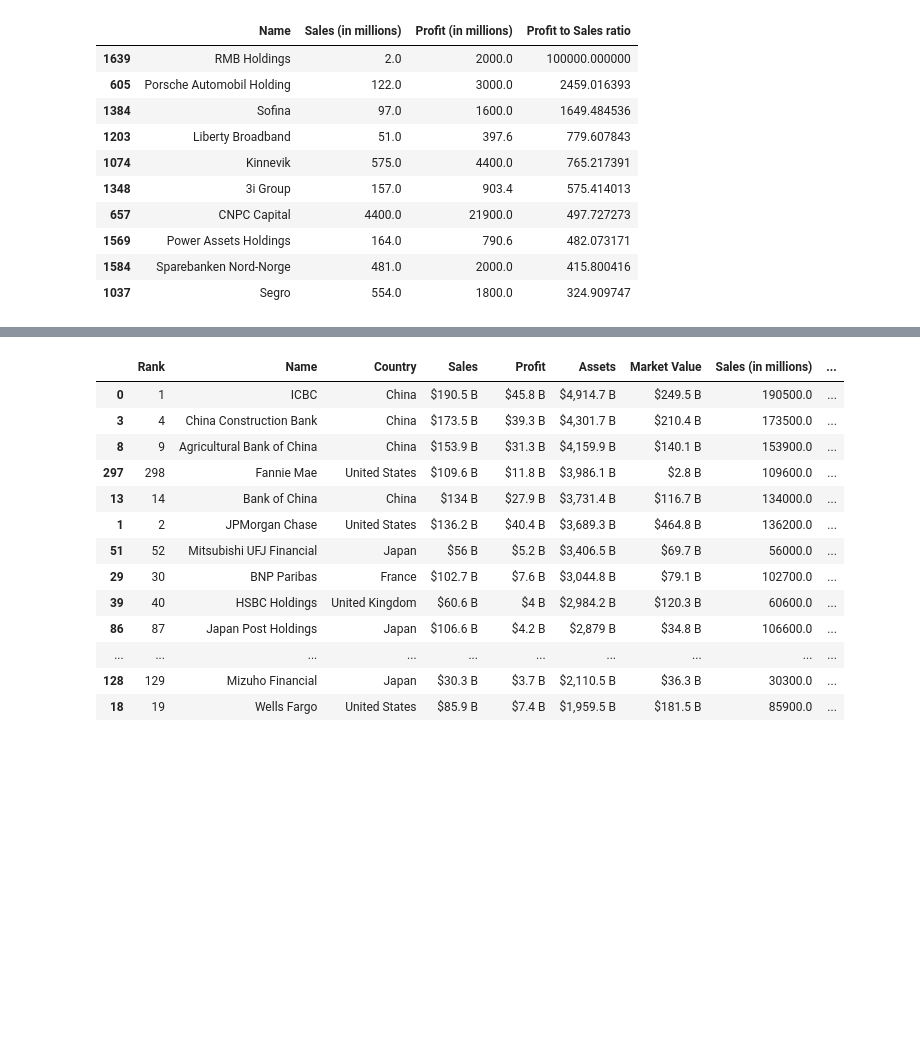
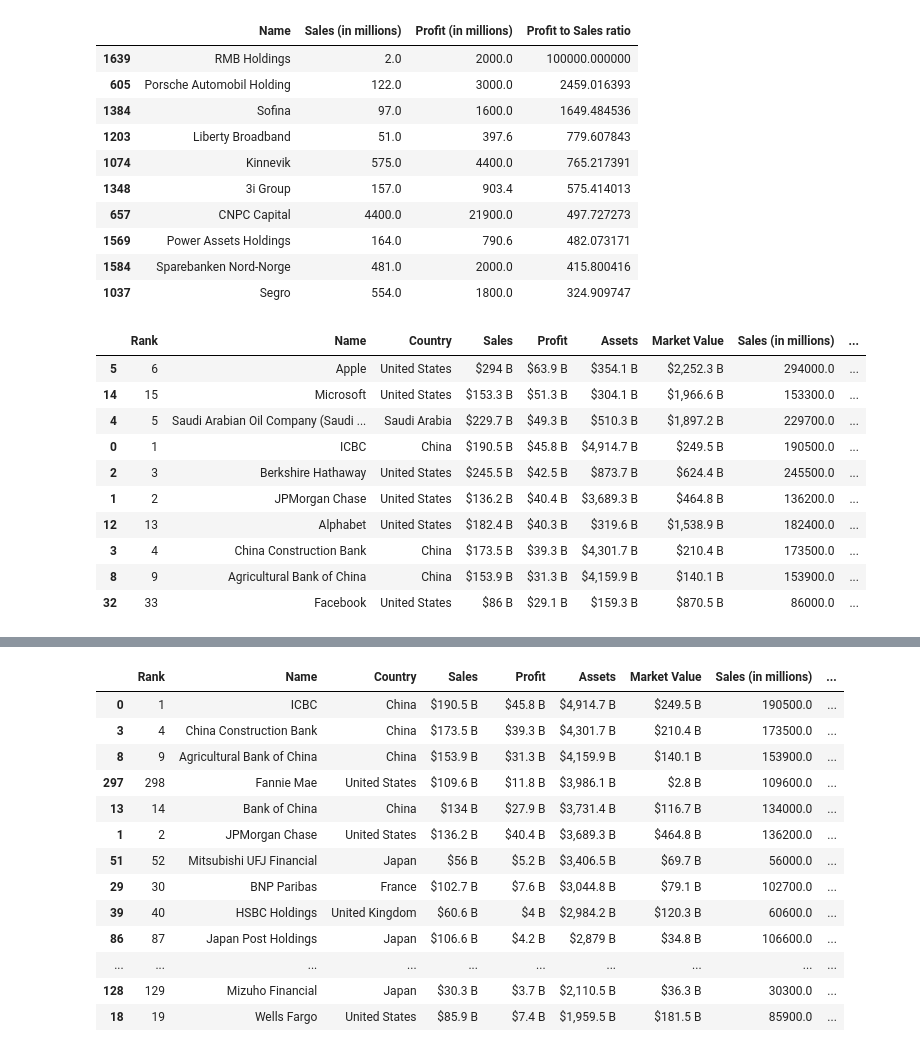
Before and after one commit to richardgourley/fortune-global-2000-in-2021, a Jupyter notebook: 4-visualizations.ipynb, the cells around one changed output, grey strips where cells are left out. Drawn from its saved outputs; the diff is of its cells as text; code cells hidden in the pictures; blank space fills up the shorter version.

```diff
--- a/4-visualizations.ipynb
+++ b/4-visualizations.ipynb
@@ -227,4 +205,19 @@ df_profit_to_sales_ratio
 | 1569 | Power Assets Holdings | 164.0 | 790.6 | 482.073171 |
 | 1584 | Sparebanken Nord-Norge | 481.0 | 2000.0 | 415.800416 |
 | 1037 | Segro | 554.0 | 1800.0 | 324.909747 |
+# %%
+df_profit_to_sales_ratio = df.sort_values("Profit (in millions)", ascending=False).head(10)
+df_profit_to_sales_ratio
+# %% [output]
+|  | Rank | Name | Country | Sales | Profit | Assets | Market Value | Sales (in millions) | ... |
+| 5 | 6 | Apple | United States | $294 B | $63.9 B | $354.1 B | $2,252.3 B | 294000.0 | ... |
+| 14 | 15 | Microsoft | United States | $153.3 B | $51.3 B | $304.1 B | $1,966.6 B | 153300.0 | ... |
+| 4 | 5 | Saudi Arabian Oil Company (Saudi ... | Saudi Arabia | $229.7 B | $49.3 B | $510.3 B | $1,897.2 B | 229700.0 | ... |
+| 0 | 1 | ICBC | China | $190.5 B | $45.8 B | $4,914.7 B | $249.5 B | 190500.0 | ... |
+| 2 | 3 | Berkshire Hathaway | United States | $245.5 B | $42.5 B | $873.7 B | $624.4 B | 245500.0 | ... |
+| 1 | 2 | JPMorgan Chase | United States | $136.2 B | $40.4 B | $3,689.3 B | $464.8 B | 136200.0 | ... |
+| 12 | 13 | Alphabet | United States | $182.4 B | $40.3 B | $319.6 B | $1,538.9 B | 182400.0 | ... |
+| 3 | 4 | China Construction Bank | China | $173.5 B | $39.3 B | $4,301.7 B | $210.4 B | 173500.0 | ... |
+| 8 | 9 | Agricultural Bank of China | China | $153.9 B | $31.3 B | $4,159.9 B | $140.1 B | 153900.0 | ... |
+| 32 | 33 | Facebook | United States | $86 B | $29.1 B | $159.3 B | $870.5 B | 86000.0 | ... |
 # %%
```
Also changed, not shown: parts of 21 cells of this notebook.
